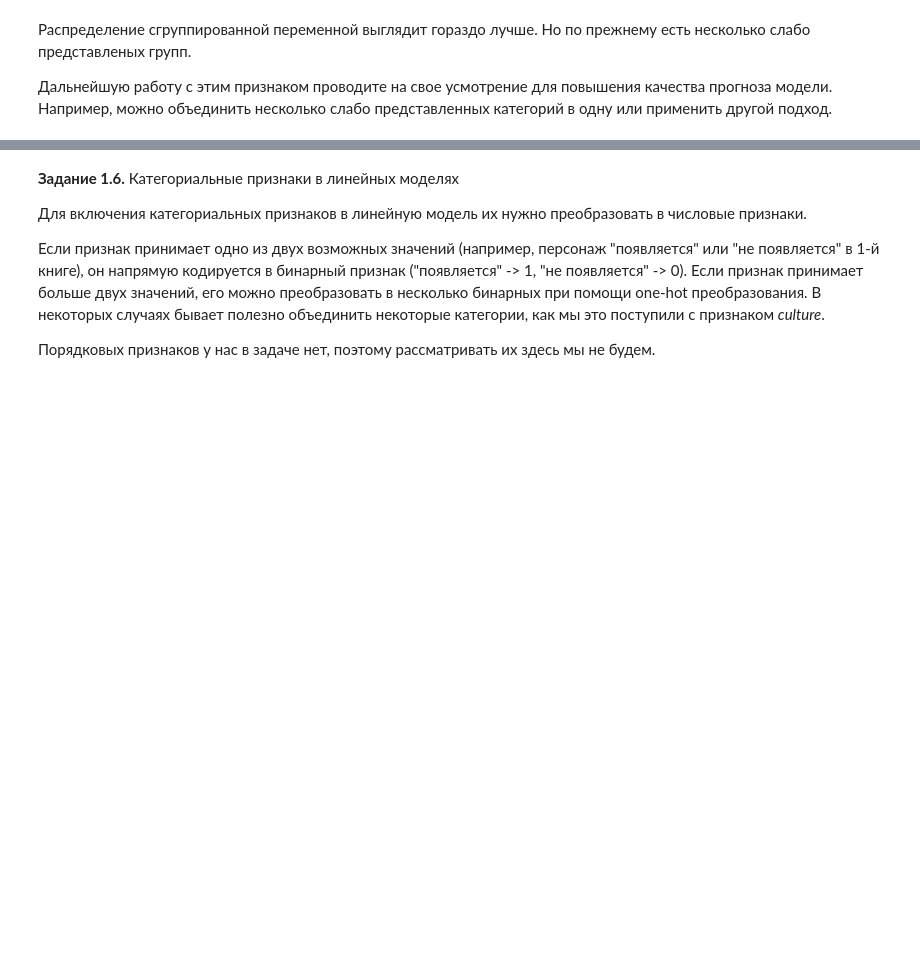
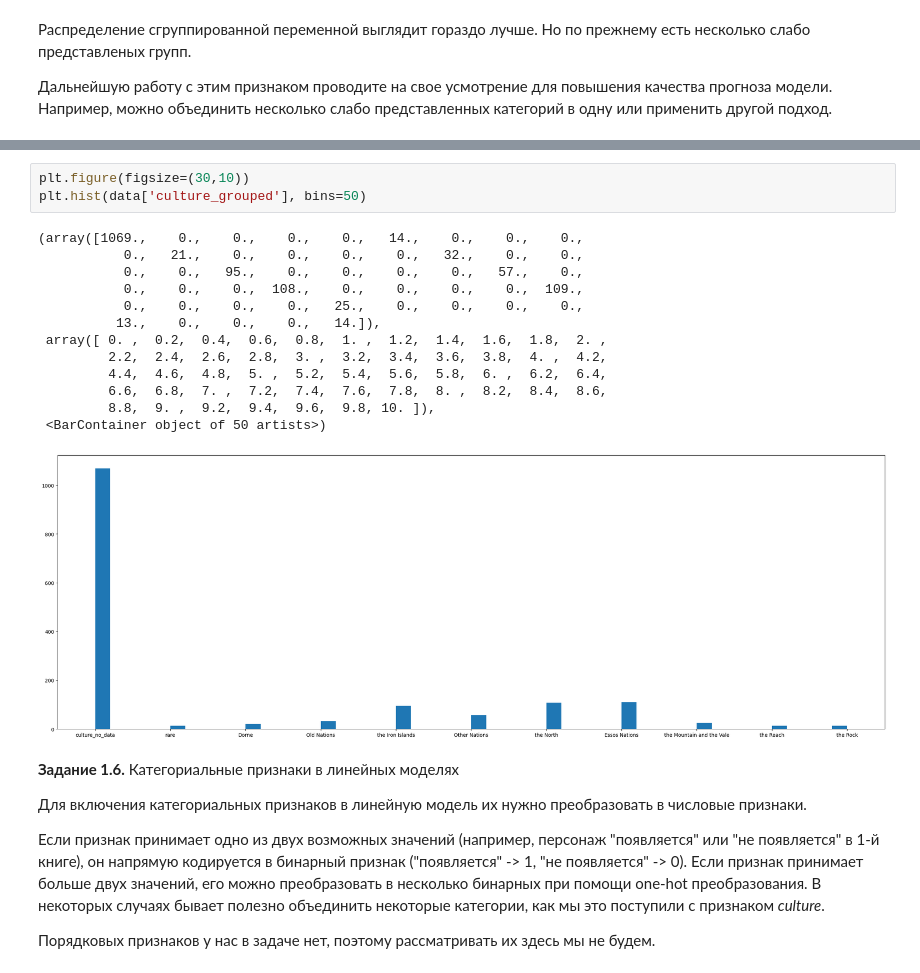
Before and after one commit to sofyakhlopkova/-1, a Jupyter notebook: week_01_ml_intro/Homework/hw_1_game_of_thrones.ipynb, the cells around one changed output, grey strips where cells are left out. Drawn from its saved outputs; the diff is of its cells as text; blank space fills up the shorter version.

```diff
--- a/week_01_ml_intro/Homework/hw_1_game_of_thrones.ipynb
+++ b/week_01_ml_intro/Homework/hw_1_game_of_thrones.ipynb
@@ -478,3 +516,20 @@ data['culture_grouped'] = ['culture_no_data' if pd.isna(x) else x for x in data[
+# %%
+plt.figure(figsize=(30,10))
+plt.hist(data['culture_grouped'], bins=50)
+# %% [output]
+(array([1069.,    0.,    0.,    0.,    0.,   14.,    0.,    0.,    0.,
+           0.,   21.,    0.,    0.,    0.,    0.,   32.,    0.,    0.,
+           0.,    0.,   95.,    0.,    0.,    0.,    0.,   57.,    0.,
+           0.,    0.,    0.,  108.,    0.,    0.,    0.,    0.,  109.,
+           0.,    0.,    0.,    0.,   25.,    0.,    0.,    0.,    0.,
+          13.,    0.,    0.,    0.,   14.]),
+ array([ 0. ,  0.2,  0.4,  0.6,  0.8,  1. ,  1.2,  1.4,  1.6,  1.8,  2. ,
+         2.2,  2.4,  2.6,  2.8,  3. ,  3.2,  3.4,  3.6,  3.8,  4. ,  4.2,
+         4.4,  4.6,  4.8,  5. ,  5.2,  5.4,  5.6,  5.8,  6. ,  6.2,  6.4,
+         6.6,  6.8,  7. ,  7.2,  7.4,  7.6,  7.8,  8. ,  8.2,  8.4,  8.6,
+         8.8,  9. ,  9.2,  9.4,  9.6,  9.8, 10. ]),
+ <BarContainer object of 50 artists>)
+[figure, added]
 # %% [markdown]
 **Задание 1.6.** Категориальные признаки в линейных моделях
 
```
Also changed, not shown: parts of 14 cells of this notebook.
